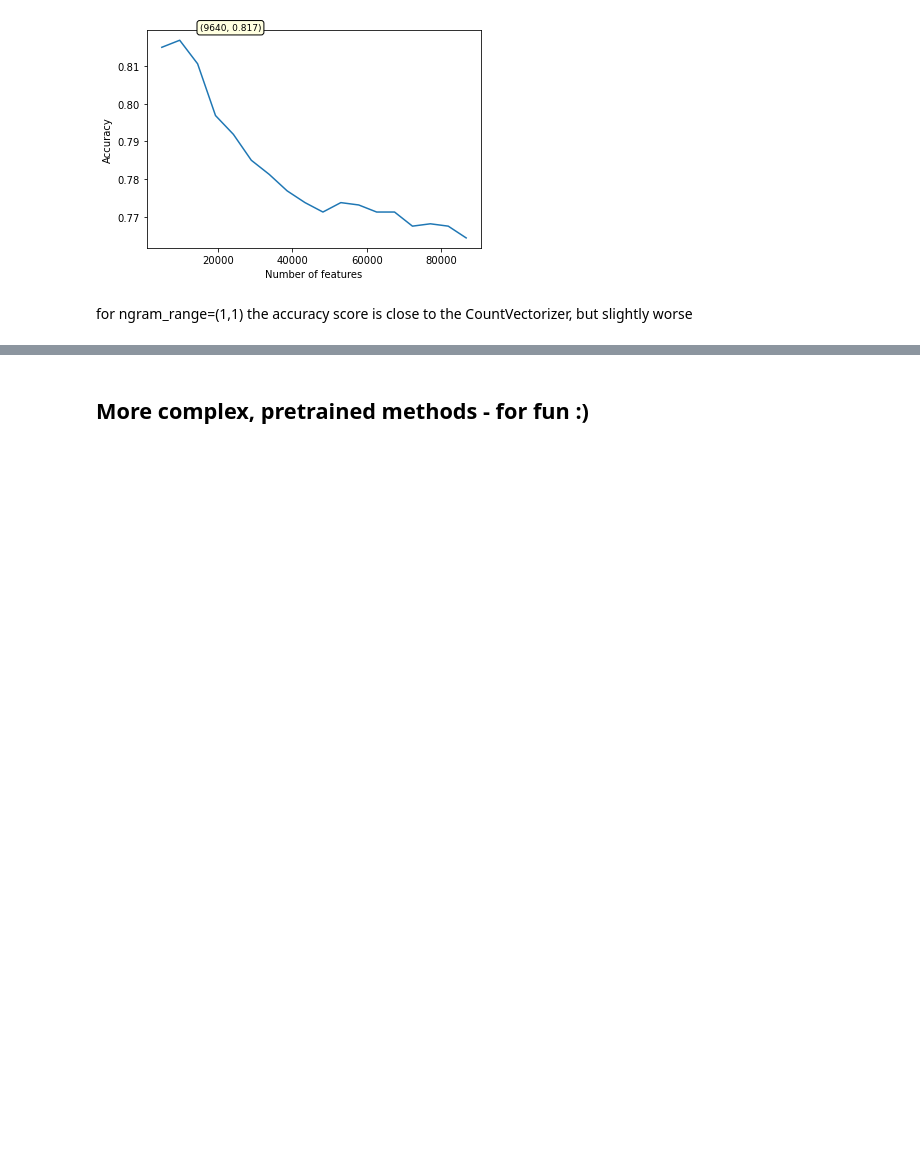
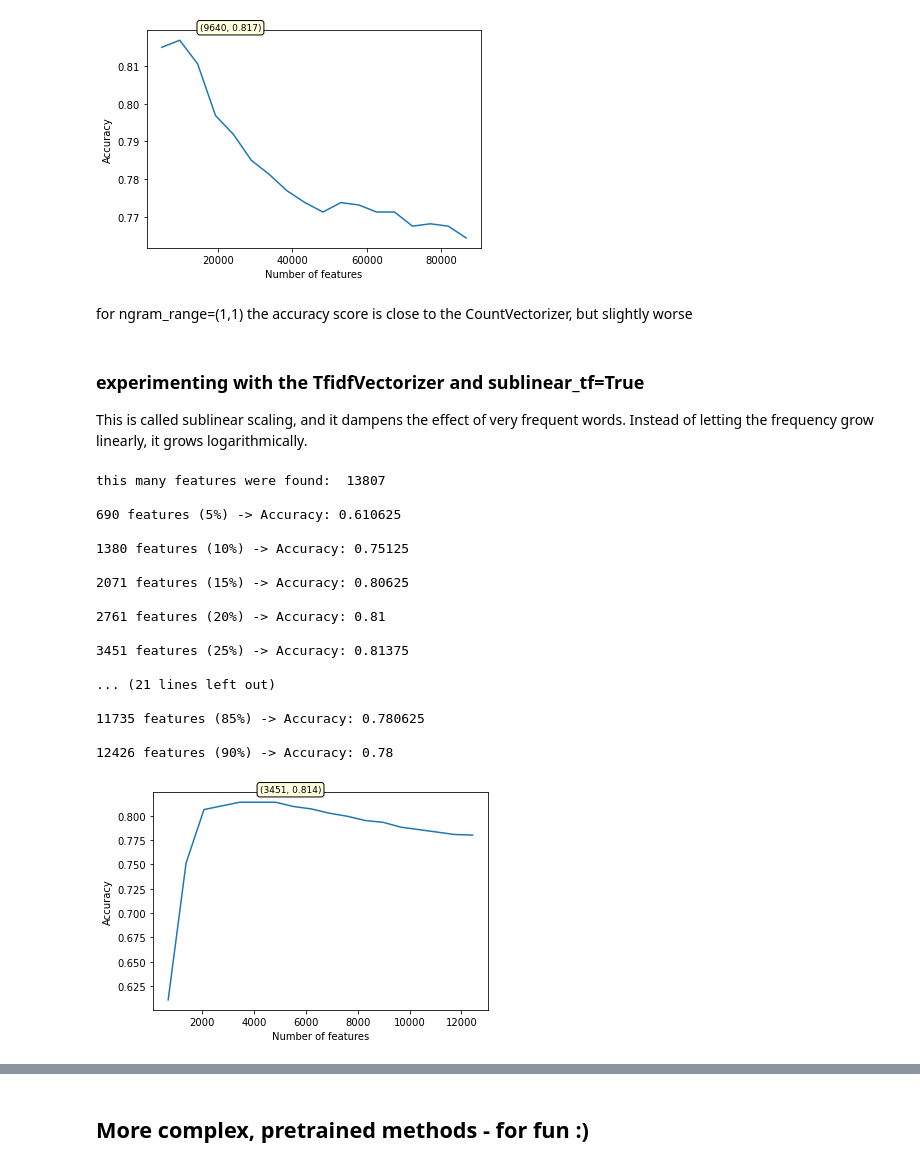
Before and after one commit to michalwietecki/text-emotion-classification, a Jupyter notebook: classification.ipynb, the cells around one changed output, grey strips where cells are left out. Saved outputs shown, nothing was run; the diff lists cells and outputs as text; code cells hidden in the pictures; blank space fills up the shorter version.

Commit message:
checked sublinear_tf argument

```diff
--- a/classification.ipynb
+++ b/classification.ipynb
@@ -581,14 +395,19 @@ Pipeline([<br>
 # %% [markdown]
 ## Experimenting with max_features argument combined with stop_words = {'english'}
 # %%
-def vectorizer_ngram_stopwords(from_, to_,vectorizer):
+def vectorizer_ngram_stopwords(from_, to_,vectorizer,sub_tf=False):
     feature_number = []
     accuraccies = []
-
-    bow_pipeline = Pipeline([
-        ('vectorizer', vectorizer(ngram_range=(from_, to_), stop_words='english')),
-        ('classifier', MultinomialNB())
-    ])
+    if vectorizer == CountVectorizer:
+        bow_pipeline = Pipeline([
+            ('vectorizer', vectorizer(ngram_range=(from_, to_), stop_words='english')),
+            ('classifier', MultinomialNB())
+        ])
+    else:
+        bow_pipeline = Pipeline([
+            ('vectorizer', vectorizer(ngram_range=(from_, to_), stop_words='english', sublinear_tf=sub_tf)),
+            ('classifier', MultinomialNB())
+        ])
 
     bow_pipeline.fit(X_train, y_train)
 
@@ -598,10 +417,16 @@ def vectorizer_ngram_stopwords(from_, to_,vectorizer):
 
     for features in [k for k in [5,10,15,20,25,30,35,40,45,50,55,60,65,70,75,80,85,90]]:
         number =features*num_features//100
-        bow_pipeline = Pipeline([
-            ('vectorizer', vectorizer(ngram_range=(from_, to_), max_features = number, stop_words='english')),
-            ('classifier', MultinomialNB())
-        ])
+        if vectorizer == CountVectorizer:
+            bow_pipeline = Pipeline([
+                ('vectorizer', vectorizer(ngram_range=(from_, to_), stop_words='english', max_features = number)),
+                ('classifier', MultinomialNB())
+            ])
+        else:
+            bow_pipeline = Pipeline([
+                ('vectorizer', vectorizer(ngram_range=(from_, to_), stop_words='english', sublinear_tf=sub_tf, max_features = number)),
+                ('classifier', MultinomialNB())
+            ])
 
         bow_pipeline.fit(X_train, y_train)
 
@@ -873,3 +685,28 @@ this many features were found:  96401
 [figure]
 # %% [markdown]
 for ngram_range=(1,1) the accuracy score is close to the CountVectorizer, but slightly worse
+# %% [markdown]
+### experimenting with the TfidfVectorizer and sublinear_tf=True
+This is called sublinear scaling, and it dampens the effect of very frequent words. Instead of letting the frequency grow linearly, it grows logarithmically.
+# %%
+[feature_number,accuracies] = vectorizer_ngram_stopwords(1,1,TfidfVectorizer, sub_tf = True)
+plot_features_vs_accuracy(feature_number, accuracies)
+# %% [output]
+this many features were found:  13807
+
+690 features (5%) -> Accuracy: 0.610625
+
+1380 features (10%) -> Accuracy: 0.75125
+
+2071 features (15%) -> Accuracy: 0.80625
+
+2761 features (20%) -> Accuracy: 0.81
+
+3451 features (25%) -> Accuracy: 0.81375
+
+... (21 lines left out)
+
+11735 features (85%) -> Accuracy: 0.780625
+
+12426 features (90%) -> Accuracy: 0.78
+[figure, added]
```
Also changed, not shown: parts of 22 cells of this notebook.
